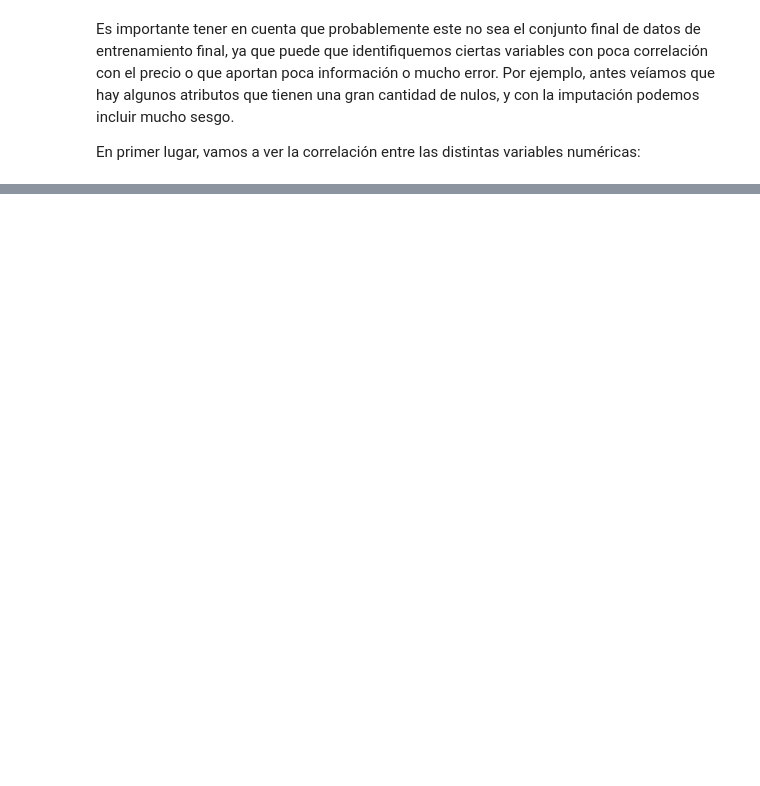
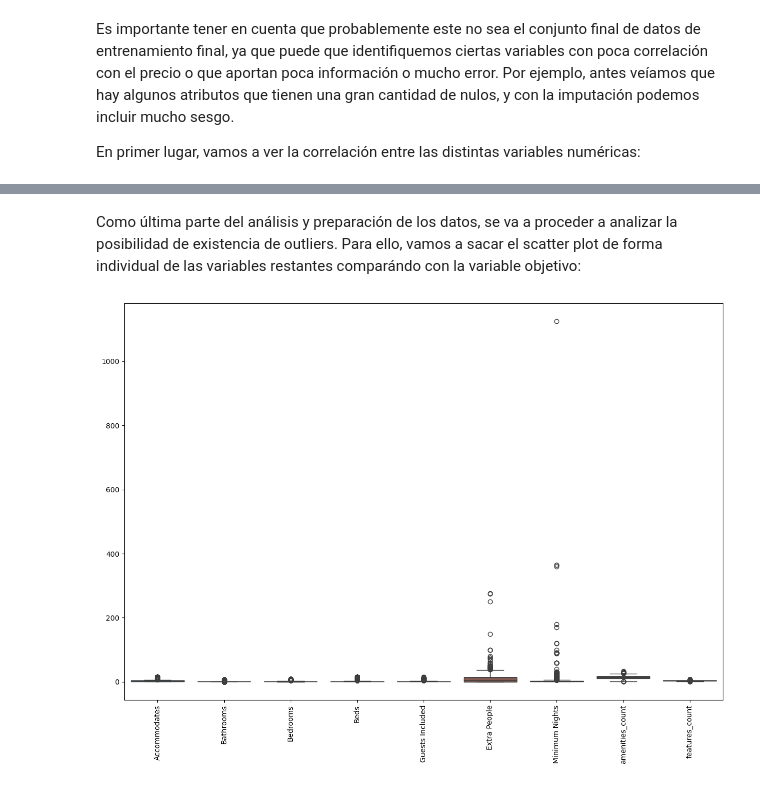
Before and after one commit to jaimegonzalezc/KC-Practica-MachineLearning, a Jupyter notebook: practicaML_2.ipynb, the cells around one changed output, grey strips where cells are left out. Saved outputs shown, nothing was run; the diff lists cells and outputs as text; code cells hidden in the pictures; blank space fills up the shorter version.

```diff
--- a/practicaML_2.ipynb
+++ b/practicaML_2.ipynb
@@ -377,4 +374,0 @@ Otras variables que se ven afectadas al no ser valores numéricos son *Amenities
-# %%
-house_data['Amenities_count'] = house_data['Amenities'].apply(lambda x: len(x.split(',')))
-house_data['Features_count'] = house_data['Features'].apply(lambda x: len(x.split(',')))
-house_data.head(5).T
@@ -427,0 +377,6 @@ plt.show()
+# %%
+columns_to_drop = [
+    'ID', 'Maximum Nights', 'Availability 30', 'Availability 60', 'Availability 90', 'Availability 365',
+    'Number of Reviews', 'Calculated host listings count', 'bed_type_encoded', 'host_verifications_count'
+]
+house_data.drop(columns=columns_to_drop, axis=1, inplace=True)
@@ -427,0 +392,9 @@ plt.show()
+# %% [markdown]
+Como última parte del análisis y preparación de los datos, se va a proceder a analizar la posibilidad de existencia de outliers. Para ello, vamos a sacar el scatter plot de forma individual de las variables restantes comparándo con la variable objetivo:
+# %%
+plt.figure(figsize=(15, 10))
+sns.boxplot(data=house_data[['Accommodates', 'Bathrooms', 'Bedrooms', 'Beds', 'Guests Included', 'Extra People', 'Minimum Nights', 'amenities_count', 'features_count']])
+plt.xticks(rotation=90)
+plt.show()
+# %% [output]
+[figure, added]
```
Also changed, not shown: parts of 40 cells of this notebook.
